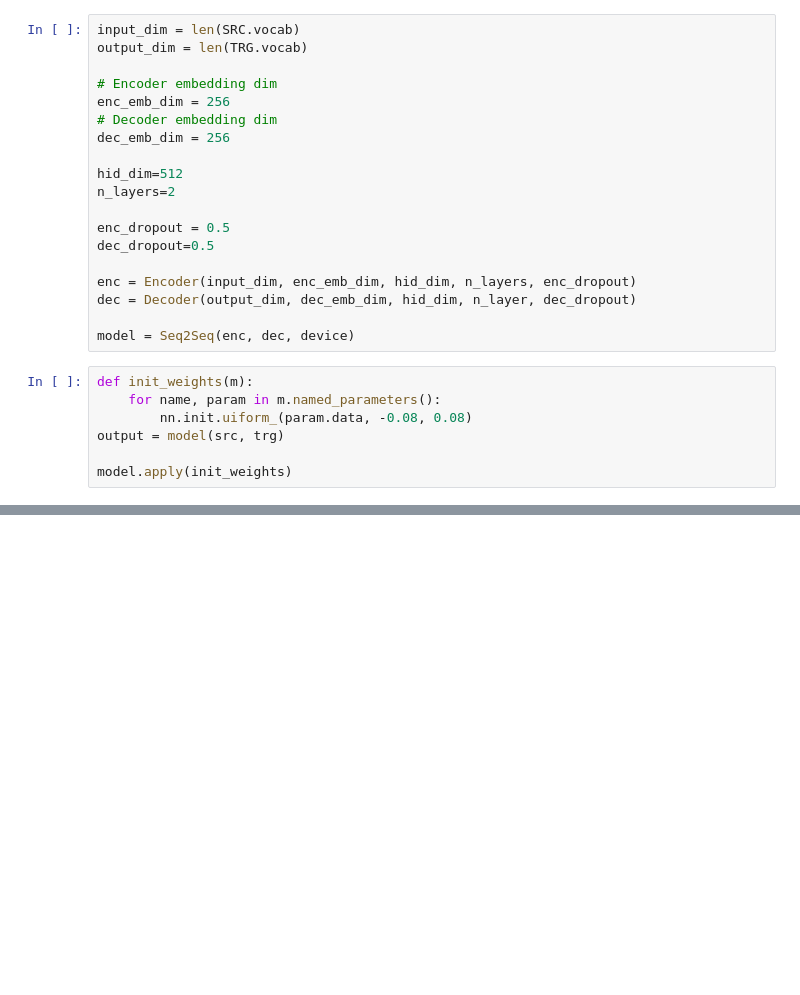
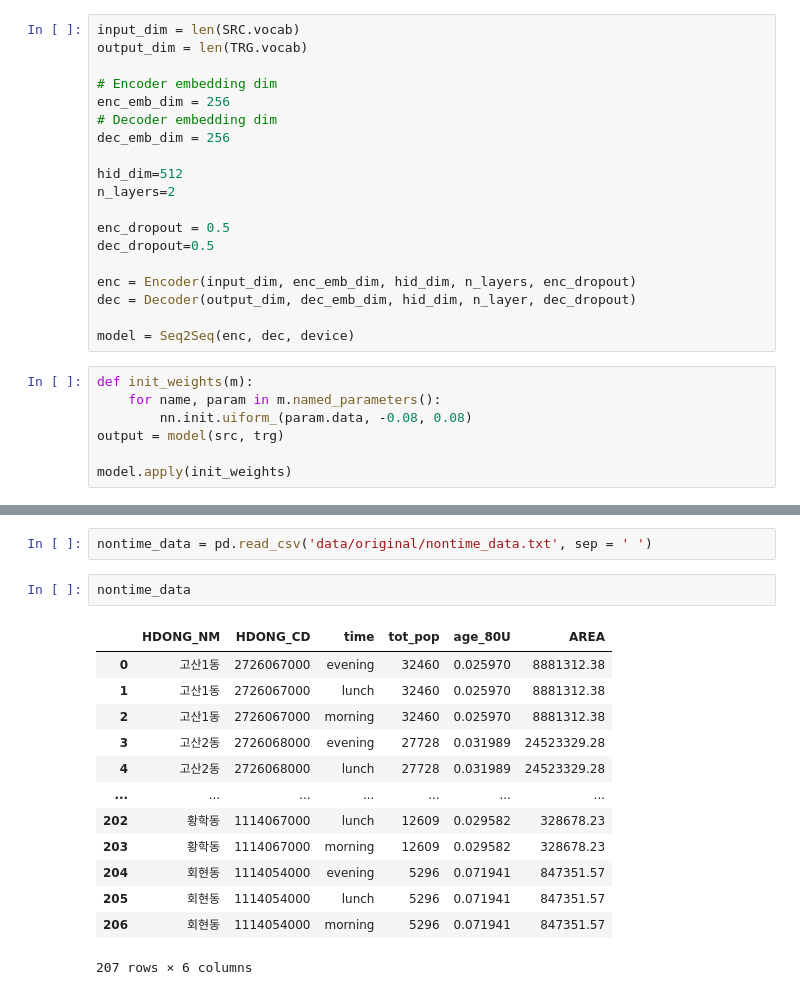
Before and after one commit to deagwon97/fp-ts, a Jupyter notebook: test.ipynb, the cells around one changed output, grey strips where cells are left out. Cells and saved outputs as stored; diff of their text form; blank space fills up the shorter version.

```diff
--- a/test.ipynb
+++ b/test.ipynb
@@ -135,0 +152,18 @@ model.apply(init_weights)
+# %%
+nontime_data = pd.read_csv('data/original/nontime_data.txt', sep = ' ')
+# %%
+nontime_data
+# %% [output]
+|  | HDONG_NM | HDONG_CD | time | tot_pop | age_80U | AREA |
+| 0 | 고산1동 | 2726067000 | evening | 32460 | 0.025970 | 8881312.38 |
+| 1 | 고산1동 | 2726067000 | lunch | 32460 | 0.025970 | 8881312.38 |
+| 2 | 고산1동 | 2726067000 | morning | 32460 | 0.025970 | 8881312.38 |
+| 3 | 고산2동 | 2726068000 | evening | 27728 | 0.031989 | 24523329.28 |
+| 4 | 고산2동 | 2726068000 | lunch | 27728 | 0.031989 | 24523329.28 |
+| ... | ... | ... | ... | ... | ... | ... |
+| 202 | 황학동 | 1114067000 | lunch | 12609 | 0.029582 | 328678.23 |
+| 203 | 황학동 | 1114067000 | morning | 12609 | 0.029582 | 328678.23 |
+| 204 | 회현동 | 1114054000 | evening | 5296 | 0.071941 | 847351.57 |
+| 205 | 회현동 | 1114054000 | lunch | 5296 | 0.071941 | 847351.57 |
+| 206 | 회현동 | 1114054000 | morning | 5296 | 0.071941 | 847351.57 |
+207 rows × 6 columns
```
Also changed, not shown: parts of 3 cells of this notebook, 2 other files.
